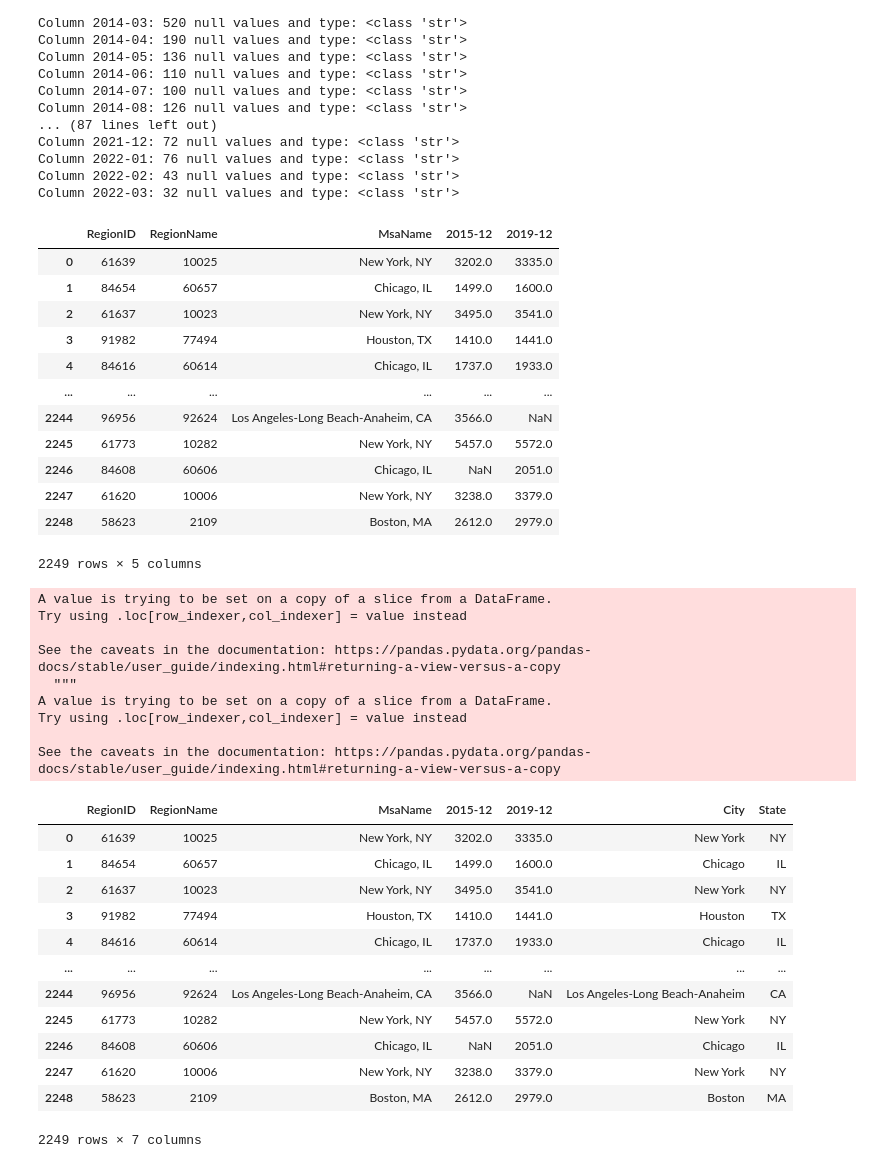
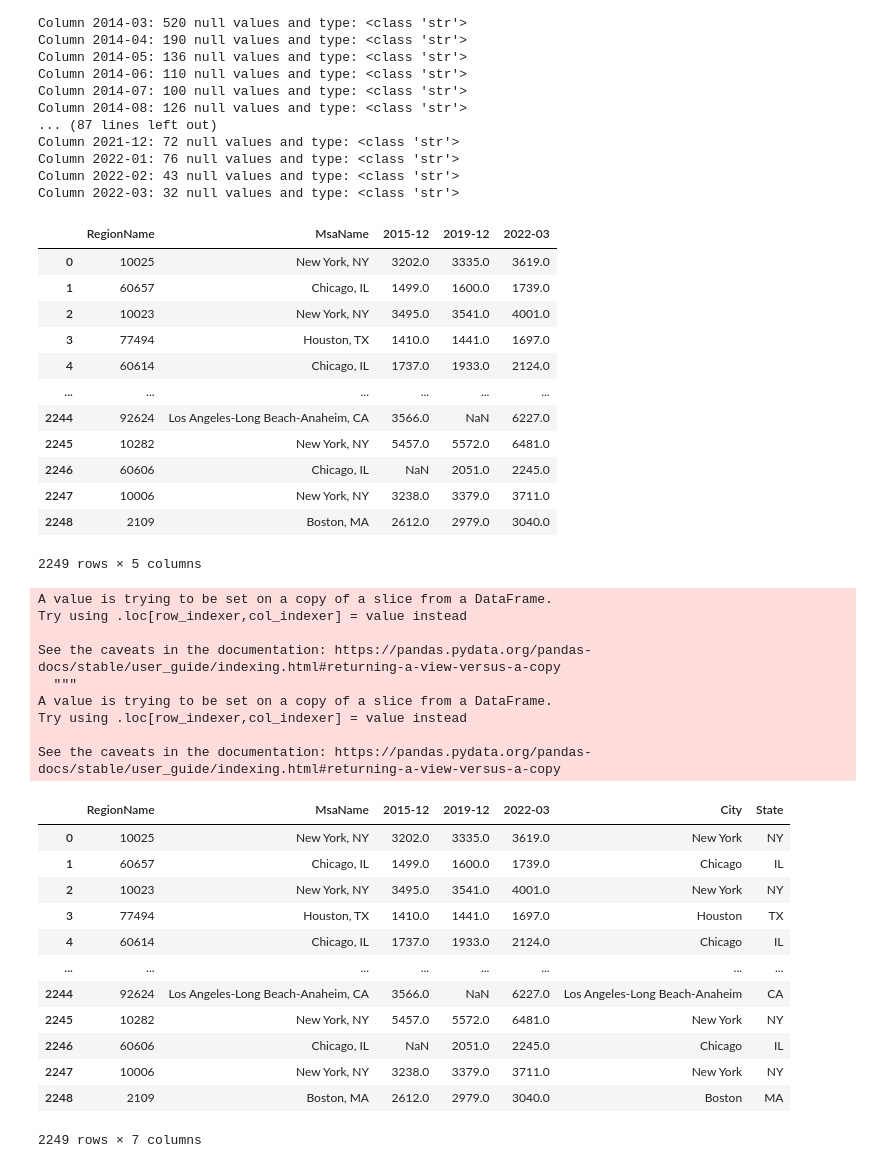
Before and after one commit to haileliya/RealEstateProject, a Jupyter notebook: Clean Datasets/Clean_Zillow_Data/Clean_zillow_rent.ipynb, the cells around one changed output. Saved outputs shown, nothing was run; the diff lists cells and outputs as text; code cells hidden in the pictures.

```diff
--- a/Clean Datasets/Clean_Zillow_Data/Clean_zillow_rent.ipynb
+++ b/Clean Datasets/Clean_Zillow_Data/Clean_zillow_rent.ipynb
@@ -2,7 +2,7 @@
 import pandas as pd
 # %%
 # Files to load
-zillow_rent_csv = "../Recourses/Zillow/Zip_ZORI_AllHomesPlusMultifamily_Smoothed.csv"
+zillow_rent_csv = "../../Resources/Zillow/Zip_ZORI_AllHomesPlusMultifamily_Smoothed.csv"
 
 # Read the CSV into a DataFrame
 zillow_rent_df = pd.read_csv(zillow_rent_csv)
@@ -58,21 +58,21 @@ Column 2022-01: 76 null values and type: <class 'str'>
 Column 2022-02: 43 null values and type: <class 'str'>
 Column 2022-03: 32 null values and type: <class 'str'>
 # %%
-clean_zillow_rent_df= zillow_rent_df[["RegionID","RegionName", "MsaName", "2015-12", "2019-12"]]
+clean_zillow_rent_df= zillow_rent_df[["RegionName", "MsaName", "2015-12", "2019-12","2022-03"]]
 clean_zillow_rent_df
 # %% [output]
-|  | RegionID | RegionName | MsaName | 2015-12 | 2019-12 |
-| 0 | 61639 | 10025 | New York, NY | 3202.0 | 3335.0 |
-| 1 | 84654 | 60657 | Chicago, IL | 1499.0 | 1600.0 |
-| 2 | 61637 | 10023 | New York, NY | 3495.0 | 3541.0 |
-| 3 | 91982 | 77494 | Houston, TX | 1410.0 | 1441.0 |
-| 4 | 84616 | 60614 | Chicago, IL | 1737.0 | 1933.0 |
+|  | RegionName | MsaName | 2015-12 | 2019-12 | 2022-03 |
+| 0 | 10025 | New York, NY | 3202.0 | 3335.0 | 3619.0 |
+| 1 | 60657 | Chicago, IL | 1499.0 | 1600.0 | 1739.0 |
+| 2 | 10023 | New York, NY | 3495.0 | 3541.0 | 4001.0 |
+| 3 | 77494 | Houston, TX | 1410.0 | 1441.0 | 1697.0 |
+| 4 | 60614 | Chicago, IL | 1737.0 | 1933.0 | 2124.0 |
 | ... | ... | ... | ... | ... | ... |
-| 2244 | 96956 | 92624 | Los Angeles-Long Beach-Anaheim, CA | 3566.0 | NaN |
-| 2245 | 61773 | 10282 | New York, NY | 5457.0 | 5572.0 |
-| 2246 | 84608 | 60606 | Chicago, IL | NaN | 2051.0 |
-| 2247 | 61620 | 10006 | New York, NY | 3238.0 | 3379.0 |
-| 2248 | 58623 | 2109 | Boston, MA | 2612.0 | 2979.0 |
+| 2244 | 92624 | Los Angeles-Long Beach-Anaheim, CA | 3566.0 | NaN | 6227.0 |
+| 2245 | 10282 | New York, NY | 5457.0 | 5572.0 | 6481.0 |
+| 2246 | 60606 | Chicago, IL | NaN | 2051.0 | 2245.0 |
+| 2247 | 10006 | New York, NY | 3238.0 | 3379.0 | 3711.0 |
+| 2248 | 2109 | Boston, MA | 2612.0 | 2979.0 | 3040.0 |
 2249 rows × 5 columns
 # %%
 # new data frame with split value columns
@@ -96,18 +96,18 @@ A value is trying to be set on a copy of a slice from a DataFrame.
 Try using .loc[row_indexer,col_indexer] = value instead
 
 See the caveats in the documentation: https://pandas.pydata.org/pandas-docs/stable/user_guide/indexing.html#returning-a-view-versus-a-copy
-|  | RegionID | RegionName | MsaName | 2015-12 | 2019-12 | City | State |
-| 0 | 61639 | 10025 | New York, NY | 3202.0 | 3335.0 | New York | NY |
-| 1 | 84654 | 60657 | Chicago, IL | 1499.0 | 1600.0 | Chicago | IL |
-| 2 | 61637 | 10023 | New York, NY | 3495.0 | 3541.0 | New York | NY |
-| 3 | 91982 | 77494 | Houston, TX | 1410.0 | 1441.0 | Houston | TX |
-| 4 | 84616 | 60614 | Chicago, IL | 1737.0 | 1933.0 | Chicago | IL |
+|  | RegionName | MsaName | 2015-12 | 2019-12 | 2022-03 | City | State |
+| 0 | 10025 | New York, NY | 3202.0 | 3335.0 | 3619.0 | New York | NY |
+| 1 | 60657 | Chicago, IL | 1499.0 | 1600.0 | 1739.0 | Chicago | IL |
+| 2 | 10023 | New York, NY | 3495.0 | 3541.0 | 4001.0 | New York | NY |
+| 3 | 77494 | Houston, TX | 1410.0 | 1441.0 | 1697.0 | Houston | TX |
+| 4 | 60614 | Chicago, IL | 1737.0 | 1933.0 | 2124.0 | Chicago | IL |
 | ... | ... | ... | ... | ... | ... | ... | ... |
-| 2244 | 96956 | 92624 | Los Angeles-Long Beach-Anaheim, CA | 3566.0 | NaN | Los Angeles-Long Beach-Anaheim | CA |
-| 2245 | 61773 | 10282 | New York, NY | 5457.0 | 5572.0 | New York | NY |
-| 2246 | 84608 | 60606 | Chicago, IL | NaN | 2051.0 | Chicago | IL |
-| 2247 | 61620 | 10006 | New York, NY | 3238.0 | 3379.0 | New York | NY |
-| 2248 | 58623 | 2109 | Boston, MA | 2612.0 | 2979.0 | Boston | MA |
+| 2244 | 92624 | Los Angeles-Long Beach-Anaheim, CA | 3566.0 | NaN | 6227.0 | Los Angeles-Long Beach-Anaheim | CA |
+| 2245 | 10282 | New York, NY | 5457.0 | 5572.0 | 6481.0 | New York | NY |
+| 2246 | 60606 | Chicago, IL | NaN | 2051.0 | 2245.0 | Chicago | IL |
+| 2247 | 10006 | New York, NY | 3238.0 | 3379.0 | 3711.0 | New York | NY |
+| 2248 | 2109 | Boston, MA | 2612.0 | 2979.0 | 3040.0 | Boston | MA |
 2249 rows × 7 columns
 # %%
 ca_zillow_rent_df = clean_zillow_rent_df.loc[clean_zillow_rent_df["State"] == "CA", :]
```
Also changed, not shown: parts of 9 cells of this notebook, 2 other files.
